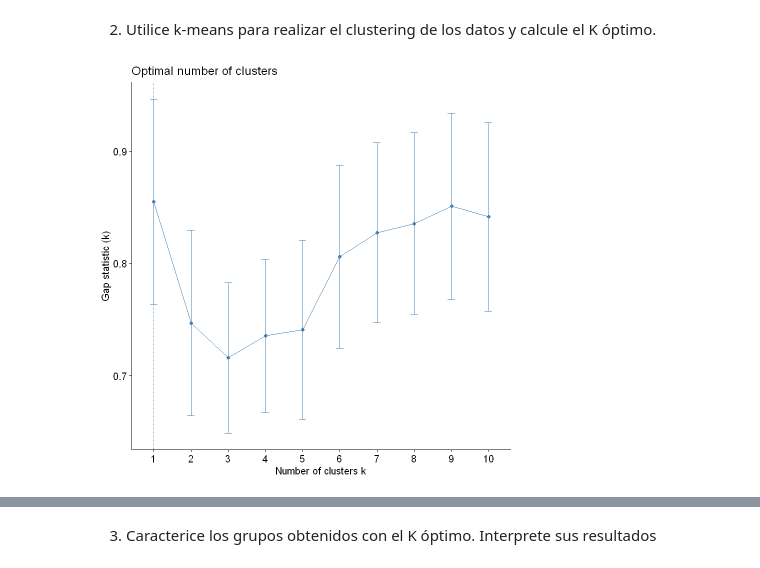
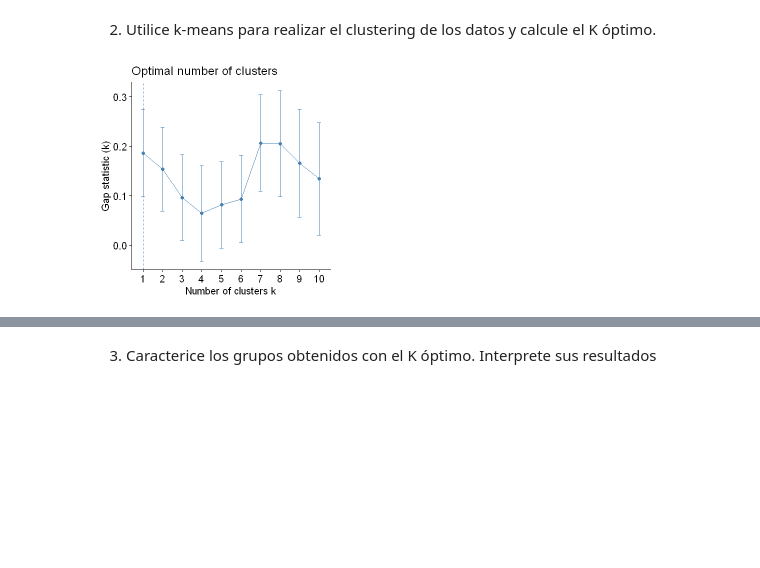
Before and after one commit to Nicol-Huaiquil/INFO257_PCA, a Jupyter notebook: Clustering/K-Means/Clustering_Notebook1.ipynb, the cells around one changed output, grey strips where cells are left out. Drawn from its saved outputs; the diff is of its cells as text; code cells hidden in the pictures; blank space fills up the shorter version.

```diff
--- a/Clustering/K-Means/Clustering_Notebook1.ipynb
+++ b/Clustering/K-Means/Clustering_Notebook1.ipynb
@@ -194,6 +199,9 @@ Realice un análisis de clustering con un subconjunto de datos de datosComunas.c
 # %%
 # Carga los datos
 datosC <- read.csv("datosComunas.csv", header=TRUE, sep=";", dec=",")
-datosF <- datosC[1:30,2:10]
-datosF
+datosF <- datosC[1:30,2:24]
+seleccionar_columnas <- c(2,4,11,15,18,20,21)
+#datosFinales <- as.data.frame(s)
+df_seleccionado <- datosF[, seleccionar_columnas]
+df_seleccionado
 # %% [output]
@@ -248,16 +256,16 @@ mi_lista <- lapply(m, function(m) ifelse(is.infinite(m), 0, m))
 # %%
 #Utiliza la heurística 3 para conocer el K óptimo
 #calculo de gap estadístico
-df <- data.frame(mi_lista)
+df <- data.frame(df_seleccionado)
 gap_stat <- clusGap(df,
                     FUN = kmeans,
                     nstart = 25,
                     K.max = 10,
                     B = 50)
 
 fviz_gap_stat(gap_stat)
 # %% [output]
-[figure, old version]
+[figure, new version]
 # %%
 J<-rep(0,20)
 fin_iter<-20
```
Also changed, not shown: parts of 11 cells of this notebook.
